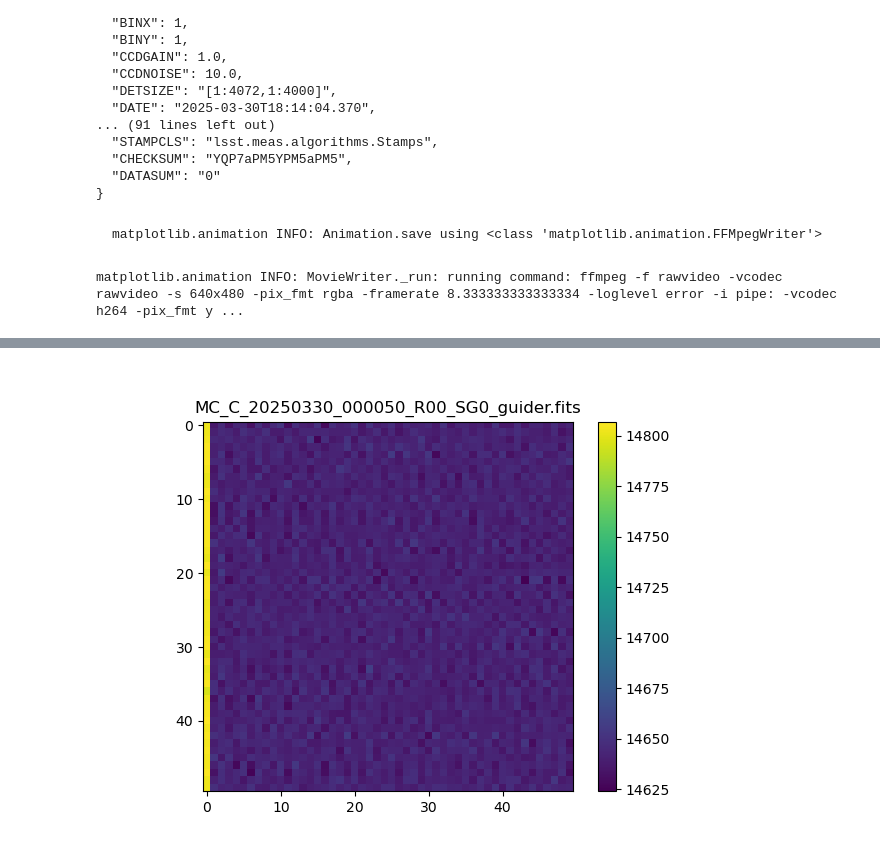
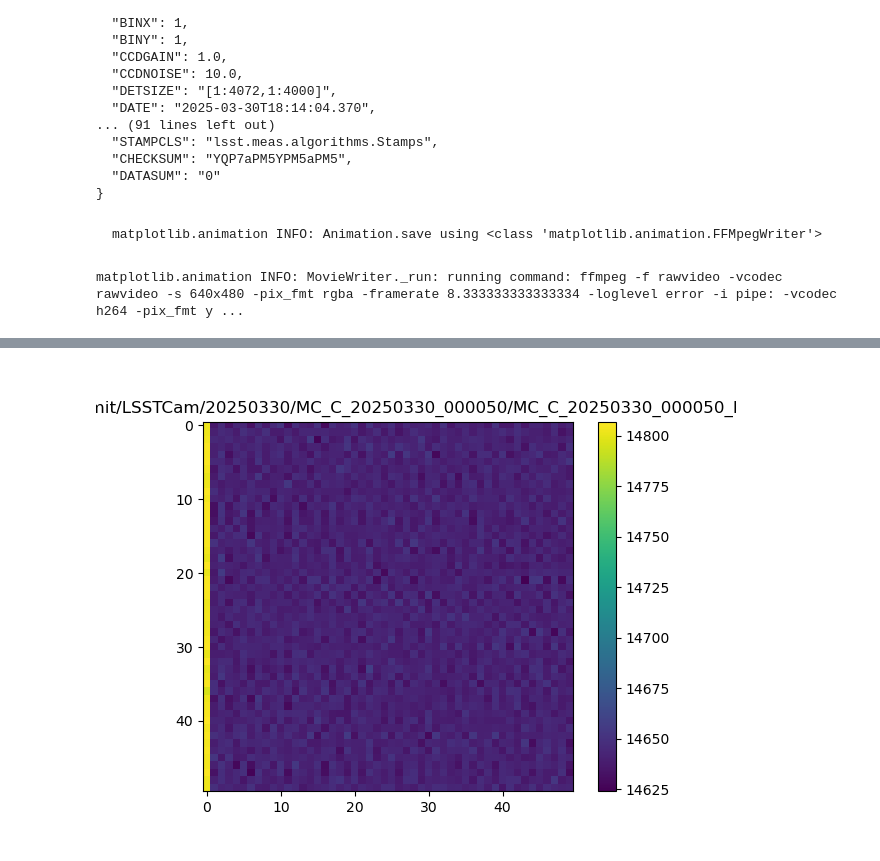
Before and after one commit to lsst/CameraTimesSquare, a Jupyter notebook: Run7/GuiderData.ipynb, the cells around one changed output, grey strips where cells are left out. Saved outputs shown, nothing was run; the diff lists cells and outputs as text; code cells hidden in the pictures.

```diff
--- a/Run7/GuiderData.ipynb
+++ b/Run7/GuiderData.ipynb
@@ -26,8 +26,8 @@ def examineone(fname):
 #    hdus = hdu_list[1:]   # for the mode without raw stamps
     timing = [ parse(hdu.header['STMPTIME']) for hdu in hdus ]
     mean = [ numpy.mean(hdu.data) for hdu in hdus ]
-    stdnoise = numpy.mean(list(map( lambda x: numpy.std(x.data), hdus))[1:])
-    stdstdnoise = numpy.std(list(map( lambda x: numpy.std(x.data), hdus))[1:])
+    stdnoise = numpy.mean(list(map( lambda x: numpy.std(x.data[1:-1,1:-1]), hdus))[1:])
+    stdstdnoise = numpy.std(list(map( lambda x: numpy.std(x.data[1:-1,1:-1]), hdus))[1:])
     hz = 1/numpy.mean(numpy.diff(list(map( lambda x: parse(x.header['STMPTIME']), hdus) )[1:])).total_seconds()
 
     return {
@@ -98,24 +98,25 @@ print(json.dumps(j,indent=2))
 # %%
 import matplotlib.pyplot as plt
 import matplotlib.animation as animation
 from astropy.io import fits
 from IPython.display import HTML
 %matplotlib widget
 
-with table[table['basename']==f'{expid}_{sensor}_guider.fits']['s3path'][0].open(mode='rb') as f:
+s3file = table[table['basename']==f'{expid}_{sensor}_guider.fits']['s3path'][0]
+with s3file.open(mode='rb') as f:
     fh = fits.open(f)
 
 fig, ax = plt.subplots()
 
 frames = [[plt.imshow(img.data, animated=True)] for img in fh[2::2]]
 plt.colorbar()
-plt.title(table[0]['basename'])
+plt.title(s3file)
 ani = animation.ArtistAnimation(fig, frames, interval=120, blit=True, repeat_delay=1000)
 
 HTML(ani.to_html5_video())
 #plt.show()
 # %% [output]
 matplotlib.animation INFO: Animation.save using <class 'matplotlib.animation.FFMpegWriter'>
 matplotlib.animation INFO: MovieWriter._run: running command: ffmpeg -f rawvideo -vcodec rawvideo -s 640x480 -pix_fmt rgba -framerate 8.333333333333334 -loglevel error -i pipe: -vcodec h264 -pix_fmt y ...
 [interactive output not drawn]
-[figure, old version]
+[figure, new version]
```
Also changed, not shown: parts of 1 cell of this notebook.
